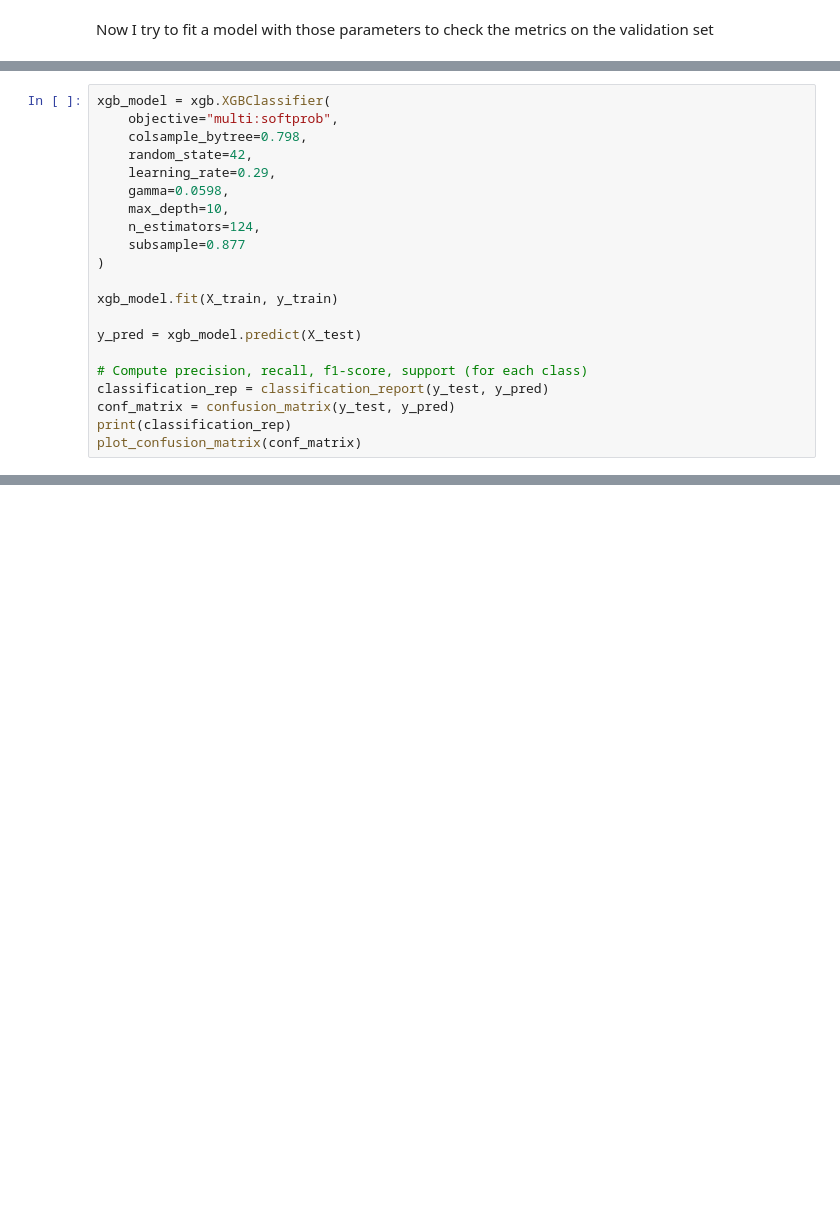
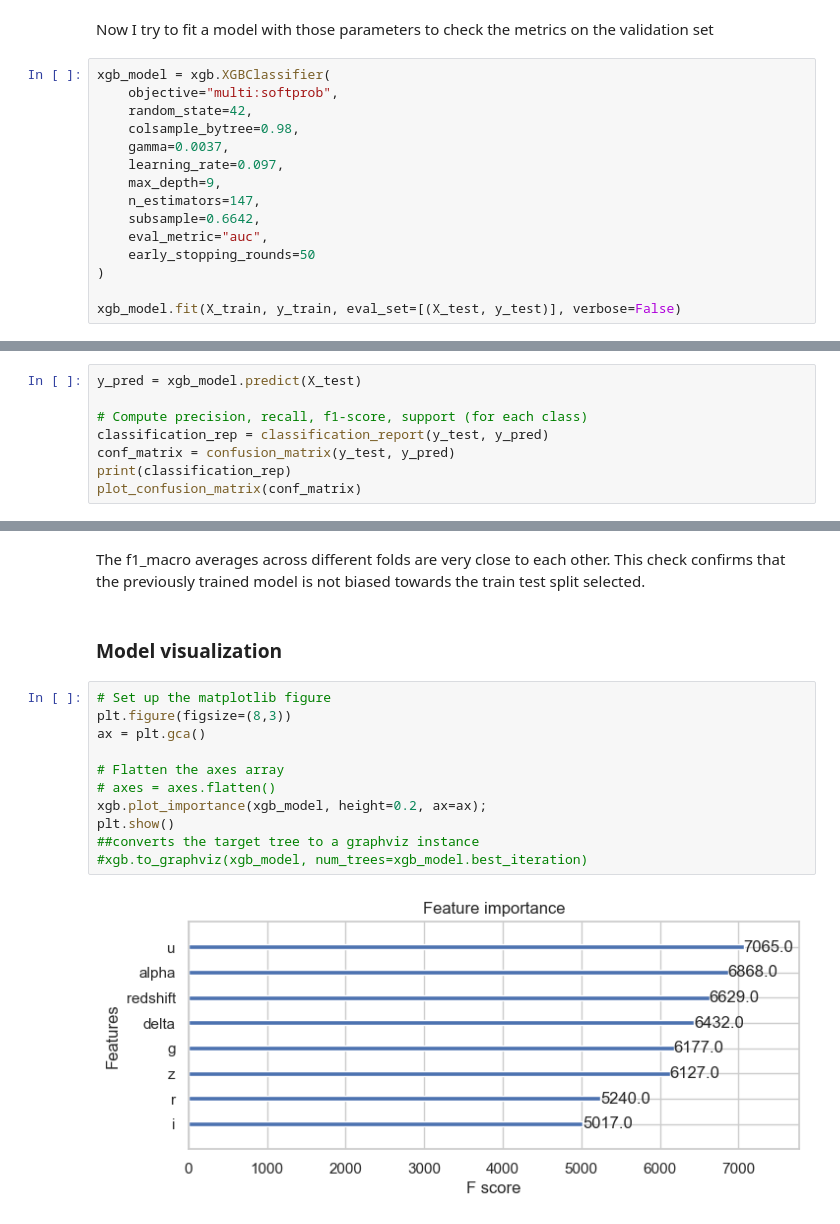
Before and after one commit to cancamilo/star-classifier, a Jupyter notebook: star_classification.ipynb, the cells around one changed output, grey strips where cells are left out. Saved outputs shown, nothing was run; the diff lists cells and outputs as text; blank space fills up the shorter version.

```diff
--- a/star_classification.ipynb
+++ b/star_classification.ipynb
@@ -401,2 +393,17 @@ Parameters: {'colsample_bytree': 0.8477854281978608, 'gamma': 0.1643758051437541
 # %% [markdown]
 Now I try to fit a model with those parameters to check the metrics on the validation set
+# %%
+xgb_model = xgb.XGBClassifier(
+    objective="multi:softprob",
+    random_state=42,
+    colsample_bytree=0.98,
+    gamma=0.0037,
+    learning_rate=0.097,
+    max_depth=9,
+    n_estimators=147,
+    subsample=0.6642,
+    eval_metric="auc",
+    early_stopping_rounds=50
+)
+
+xgb_model.fit(X_train, y_train, eval_set=[(X_test, y_test)], verbose=False)
@@ -403,17 +422,4 @@ Now I try to fit a model with those parameters to check the metrics on the valid
 # %%
-xgb_model = xgb.XGBClassifier(
-    objective="multi:softprob",
-    colsample_bytree=0.798,
-    random_state=42,
-    learning_rate=0.29,
-    gamma=0.0598,
-    max_depth=10,
-    n_estimators=124,
-    subsample=0.877
-)
-
-xgb_model.fit(X_train, y_train)
-
 y_pred = xgb_model.predict(X_test)
 
 # Compute precision, recall, f1-score, support (for each class)
@@ -434,0 +478,17 @@ weighted avg       0.97      0.97      0.97     20000
+# %% [markdown]
+The f1_macro averages across different folds are very close to each other. This check confirms that the previously trained model is not biased towards the train test split selected.
+# %% [markdown]
+### Model visualization
+# %%
+# Set up the matplotlib figure
+plt.figure(figsize=(8,3))
+ax = plt.gca()
+
+# Flatten the axes array
+# axes = axes.flatten()
+xgb.plot_importance(xgb_model, height=0.2, ax=ax);
+plt.show()
+##converts the target tree to a graphviz instance
+#xgb.to_graphviz(xgb_model, num_trees=xgb_model.best_iteration)
+# %% [output]
+[figure, added]
```
Also changed, not shown: parts of 27 cells of this notebook, 7 other files.
